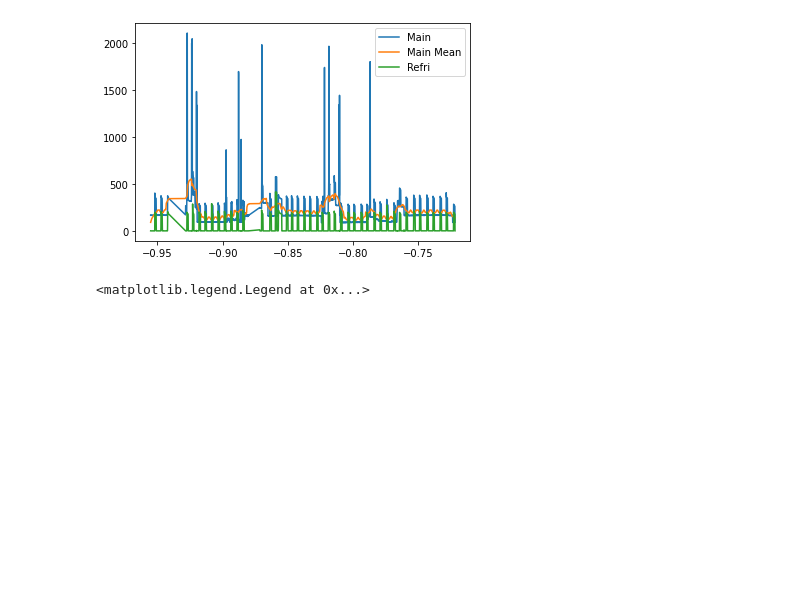
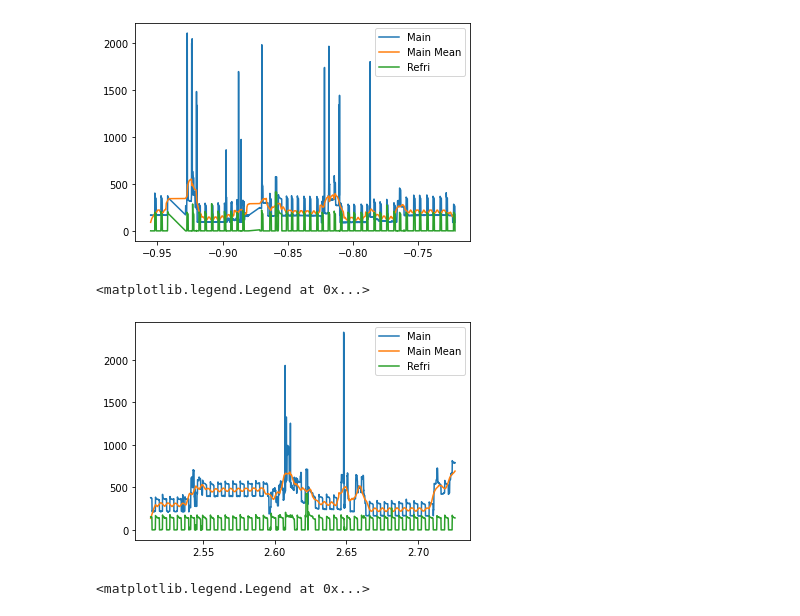
Before and after one commit to Aadesh-1404/nilm-gaussian-process, a Jupyter notebook: AAAI/Main_visualization.ipynb, the cells around one changed output. Drawn from its saved outputs; the diff is of its cells as text; code cells hidden in the pictures; blank space fills up the shorter version.

```diff
--- a/AAAI/Main_visualization.ipynb
+++ b/AAAI/Main_visualization.ipynb
@@ -376,6 +376,16 @@ plt.legend()
 # %% [output]
 <matplotlib.legend.Legend at 0x...>
 [figure]
+# %%
+idx = 3000
+plt.plot(x_test_timestamp[:idx], x2[:idx], label = "Main")
+plt.plot(x_test_timestamp[:idx], x_tes_mean[:idx], label="Main Mean")
+# plt.plot(x_test_timestamp[:idx], x_tes_std[:idx], label="Main std")
+plt.plot(x_test_timestamp[:idx],y_test[:idx], label = "Refri")
+plt.legend()
+# %% [output]
+<matplotlib.legend.Legend at 0x...>
+[figure, added]
 # %%
 idx = 3000
 plt.plot(x_test_timestamp[:idx], x2[:idx], label = "Main")
```
Also changed, not shown: parts of 1 cell of this notebook, 2 other files.
